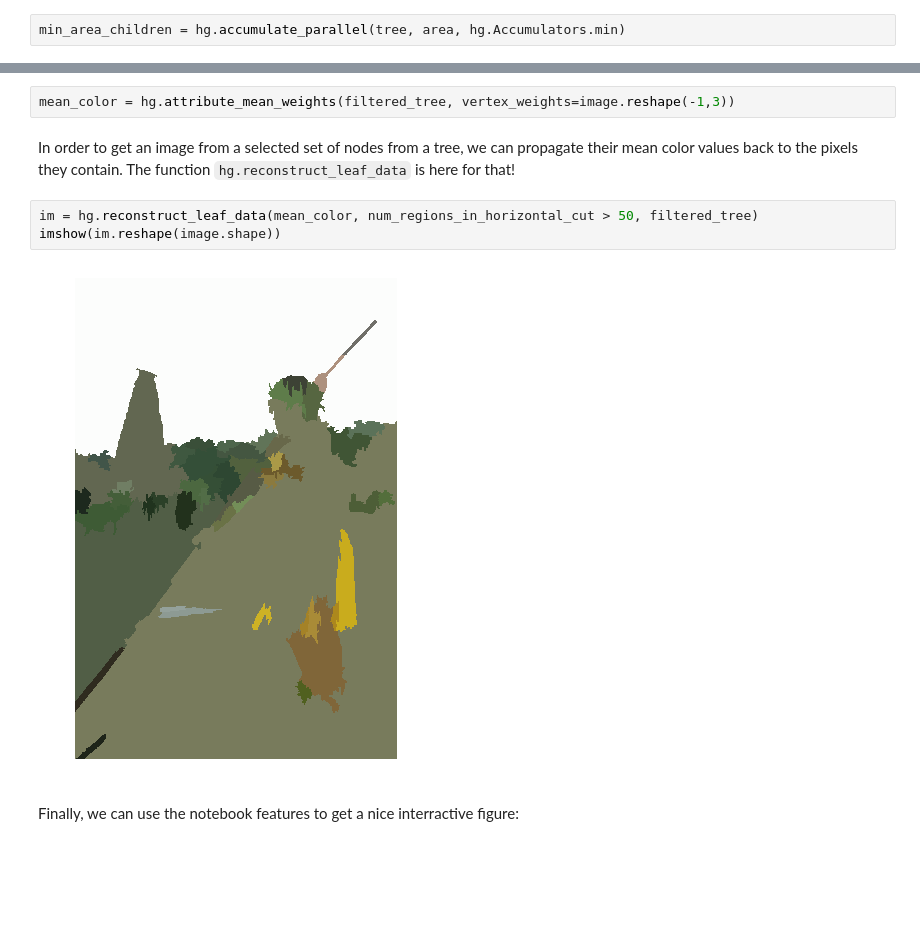
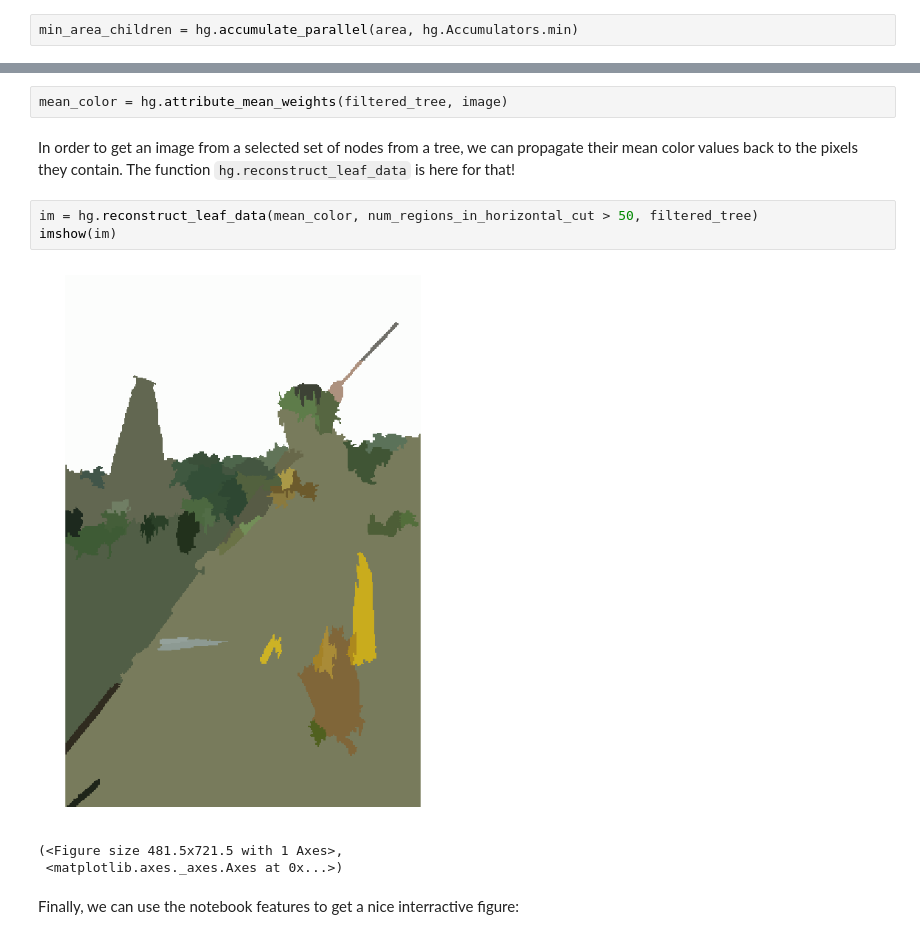
Before and after one commit to higra/Higra, a Jupyter notebook: notebooks/Hierarchy filtering.ipynb, the cells around one changed output, grey strips where cells are left out. Cells and saved outputs as stored; diff of their text form; blank space fills up the shorter version.

Commit message:
seamless convertion between linear vertex data and grid vertex data

```diff
--- a/notebooks/Hierarchy filtering.ipynb
+++ b/notebooks/Hierarchy filtering.ipynb
@@ -109,7 +115,7 @@ area = hg.attribute_area(tree)
 # %% [markdown]
 The frontier represented by a node will be deleted if one of its children has an area lower than a given threshold. To get this information we will compute for each node the minimum of the area of its children and compare it to the threshold.
 # %%
-min_area_children = hg.accumulate_parallel(tree, area, hg.Accumulators.min)
+min_area_children = hg.accumulate_parallel(area, hg.Accumulators.min)
 # %% [markdown]
 Let assume that region with an area smaller than 100 pixels are not relevant
 # %%
@@ -152,14 +160,16 @@ num_regions_in_horizontal_cut[-1] = 1
 
 A partition will be represented as an image where the color of each region is given by the mean color of the original image pixels in this region.
 # %%
-mean_color = hg.attribute_mean_weights(filtered_tree, vertex_weights=image.reshape(-1,3))
+mean_color = hg.attribute_mean_weights(filtered_tree, image)
 # %% [markdown]
 In order to get an image from a selected set of nodes from a tree, we can propagate their mean color values back to the pixels they contain. The function `hg.reconstruct_leaf_data` is here for that!
 # %%
 im = hg.reconstruct_leaf_data(mean_color, num_regions_in_horizontal_cut > 50, filtered_tree)
-imshow(im.reshape(image.shape))
+imshow(im)
 # %% [output]
-[figure, old version]
+[figure, new version]
+(<Figure size 481.5x721.5 with 1 Axes>,
+ <matplotlib.axes._axes.Axes at 0x...>)
 # %% [markdown]
 Finally, we can use the notebook features to get a nice interractive figure:
 # %%
```
Also changed, not shown: parts of 5 cells of this notebook, 24 other files.
